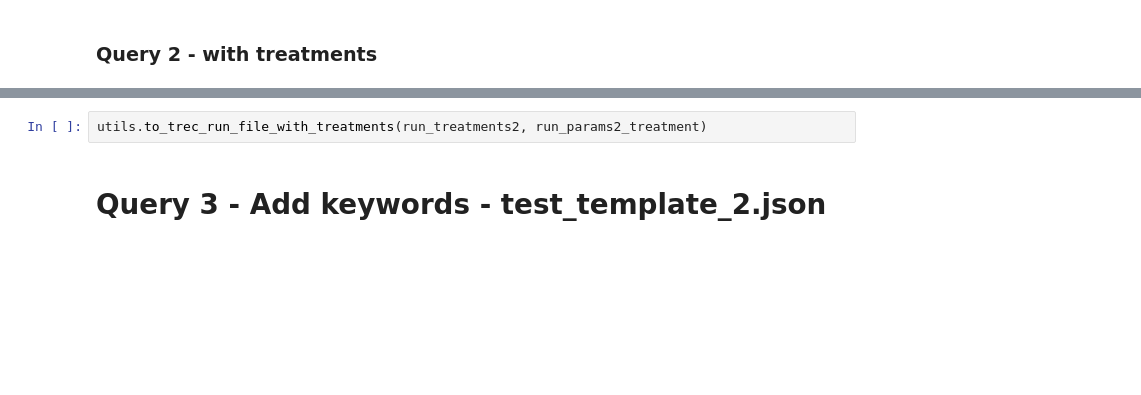
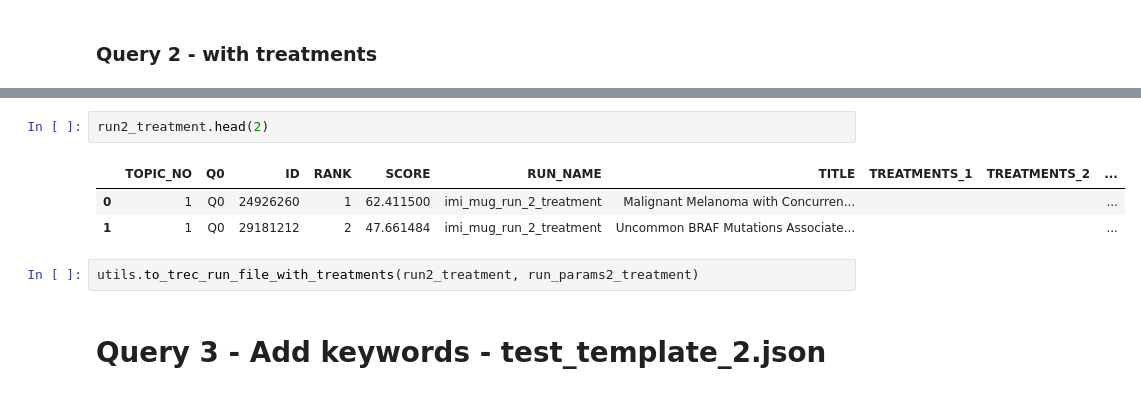
Before and after one commit to plopezgarcia/trec-2019-precision-medicine, a Jupyter notebook: python-experiments/abstracts/abstracts_experiments_pilar.ipynb, the cells around one changed output, grey strips where cells are left out. Saved outputs shown, nothing was run; the diff lists cells and outputs as text; blank space fills up the shorter version.

```diff
--- a/python-experiments/abstracts/abstracts_experiments_pilar.ipynb
+++ b/python-experiments/abstracts/abstracts_experiments_pilar.ipynb
@@ -93,5 +120,11 @@ FINISH Tue Jul 30 11:19:42 2019
+# %%
+run2_treatment.head(2)
+# %% [output]
+|  | TOPIC_NO | Q0 | ID | RANK | SCORE | RUN_NAME | TITLE | TREATMENTS_1 | TREATMENTS_2 | ... |
+| 0 | 1 | Q0 | 24926260 | 1 | 62.411500 | imi_mug_run_2_treatment | Malignant Melanoma with Concurren... |  |  | ... |
+| 1 | 1 | Q0 | 29181212 | 2 | 47.661484 | imi_mug_run_2_treatment | Uncommon BRAF Mutations Associate... |  |  | ... |
 # %%
-utils.to_trec_run_file_with_treatments(run_treatments2, run_params2_treatment)
+utils.to_trec_run_file_with_treatments(run2_treatment, run_params2_treatment)
 # %% [markdown]
 # Query 3 - Add keywords - test_template_2.json
 # %%
```
Also changed, not shown: parts of 11 cells of this notebook, 2 other files.
